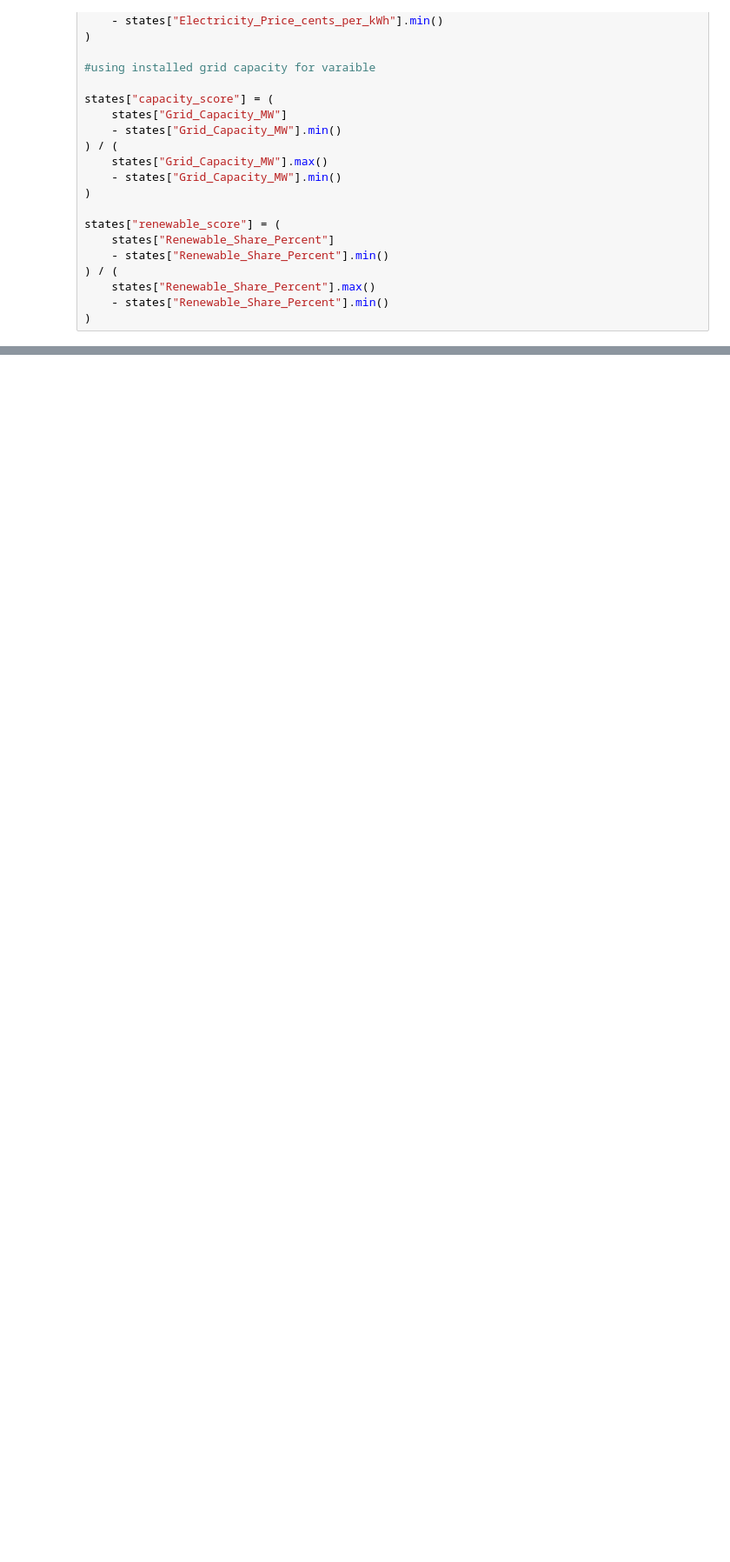
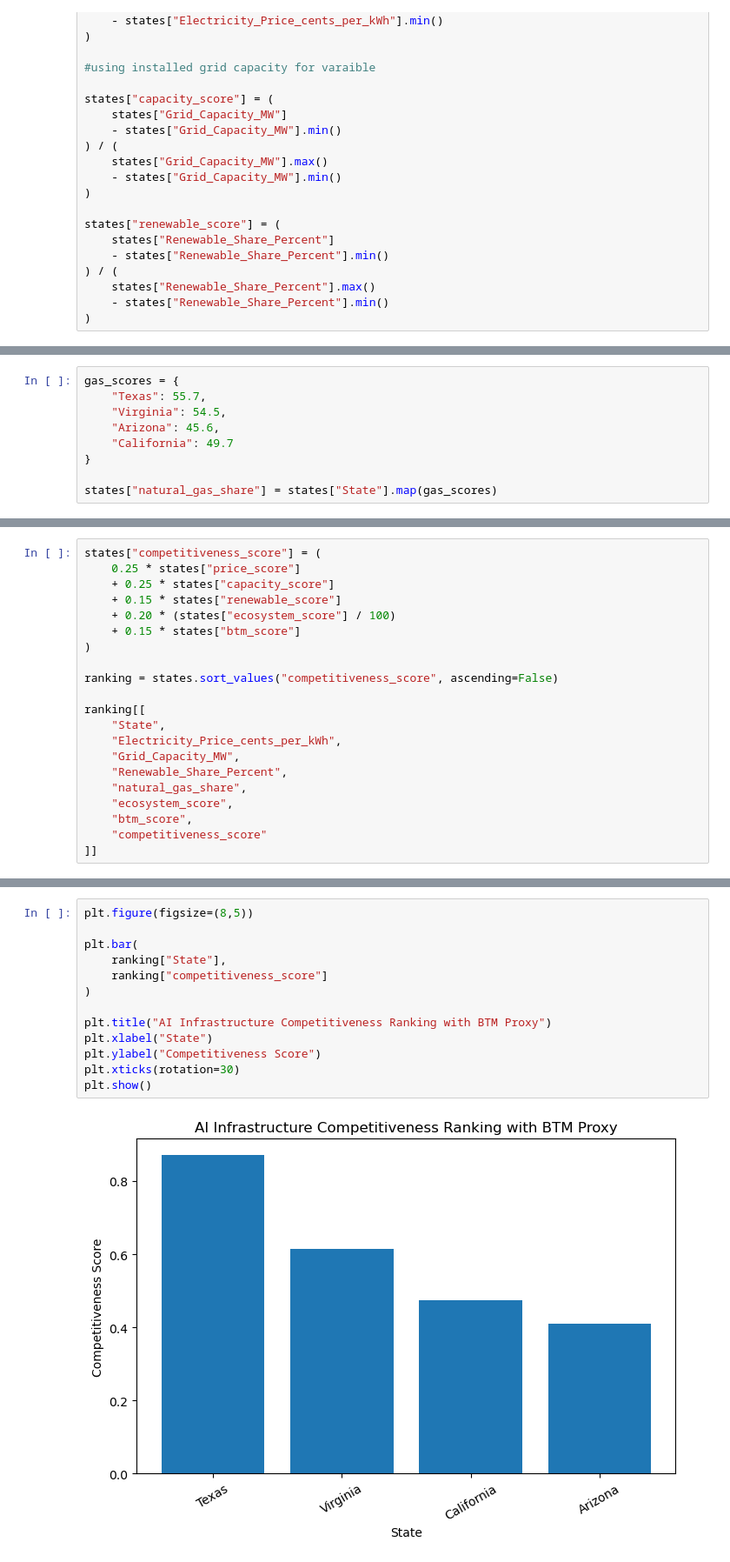
Before and after one commit to finnrcase/ai-infrastructure-economics, a Jupyter notebook: notebooks/03_regional_competitiveness.ipynb, the cells around one changed output, grey strips where cells are left out. Shown at 87% size. Saved outputs shown, nothing was run; the diff lists cells and outputs as text; blank space fills up the shorter version.

```diff
--- a/notebooks/03_regional_competitiveness.ipynb
+++ b/notebooks/03_regional_competitiveness.ipynb
@@ -91,0 +227,9 @@ states.sort_values(
+# %%
+gas_scores = {
+    "Texas": 55.7,
+    "Virginia": 54.5,
+    "Arizona": 45.6,
+    "California": 49.7
+}
+
+states["natural_gas_share"] = states["State"].map(gas_scores)
@@ -91,0 +270,21 @@ states.sort_values(
+# %%
+states["competitiveness_score"] = (
+    0.25 * states["price_score"]
+    + 0.25 * states["capacity_score"]
+    + 0.15 * states["renewable_score"]
+    + 0.20 * (states["ecosystem_score"] / 100)
+    + 0.15 * states["btm_score"]
+)
+
+ranking = states.sort_values("competitiveness_score", ascending=False)
+
+ranking[[
+    "State",
+    "Electricity_Price_cents_per_kWh",
+    "Grid_Capacity_MW",
+    "Renewable_Share_Percent",
+    "natural_gas_share",
+    "ecosystem_score",
+    "btm_score",
+    "competitiveness_score"
+]]
@@ -91,0 +308,15 @@ states.sort_values(
+# %%
+plt.figure(figsize=(8,5))
+
+plt.bar(
+    ranking["State"],
+    ranking["competitiveness_score"]
+)
+
+plt.title("AI Infrastructure Competitiveness Ranking with BTM Proxy")
+plt.xlabel("State")
+plt.ylabel("Competitiveness Score")
+plt.xticks(rotation=30)
+plt.show()
+# %% [output]
+[figure, added]
```
Also changed, not shown: parts of 18 cells of this notebook, 7 other files.
